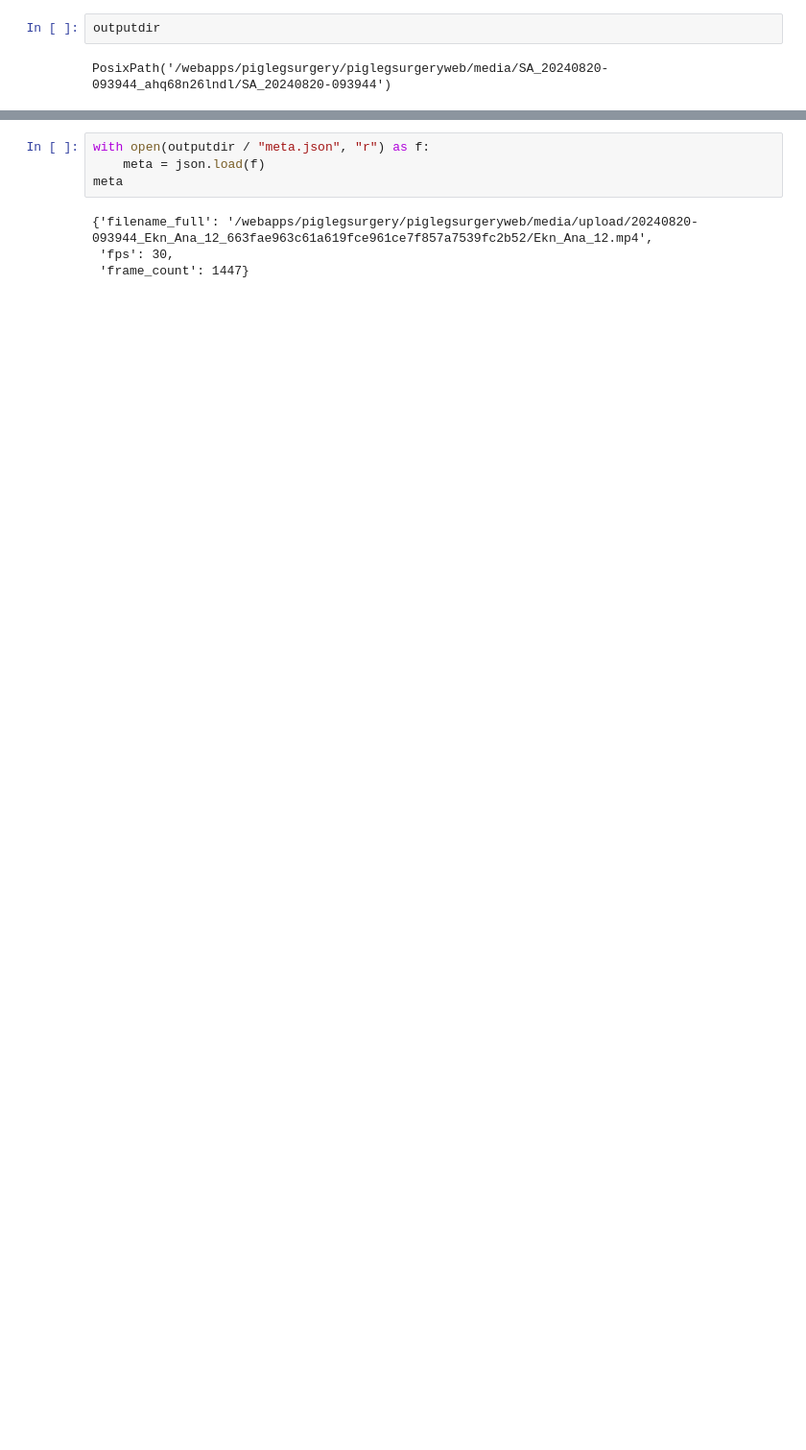
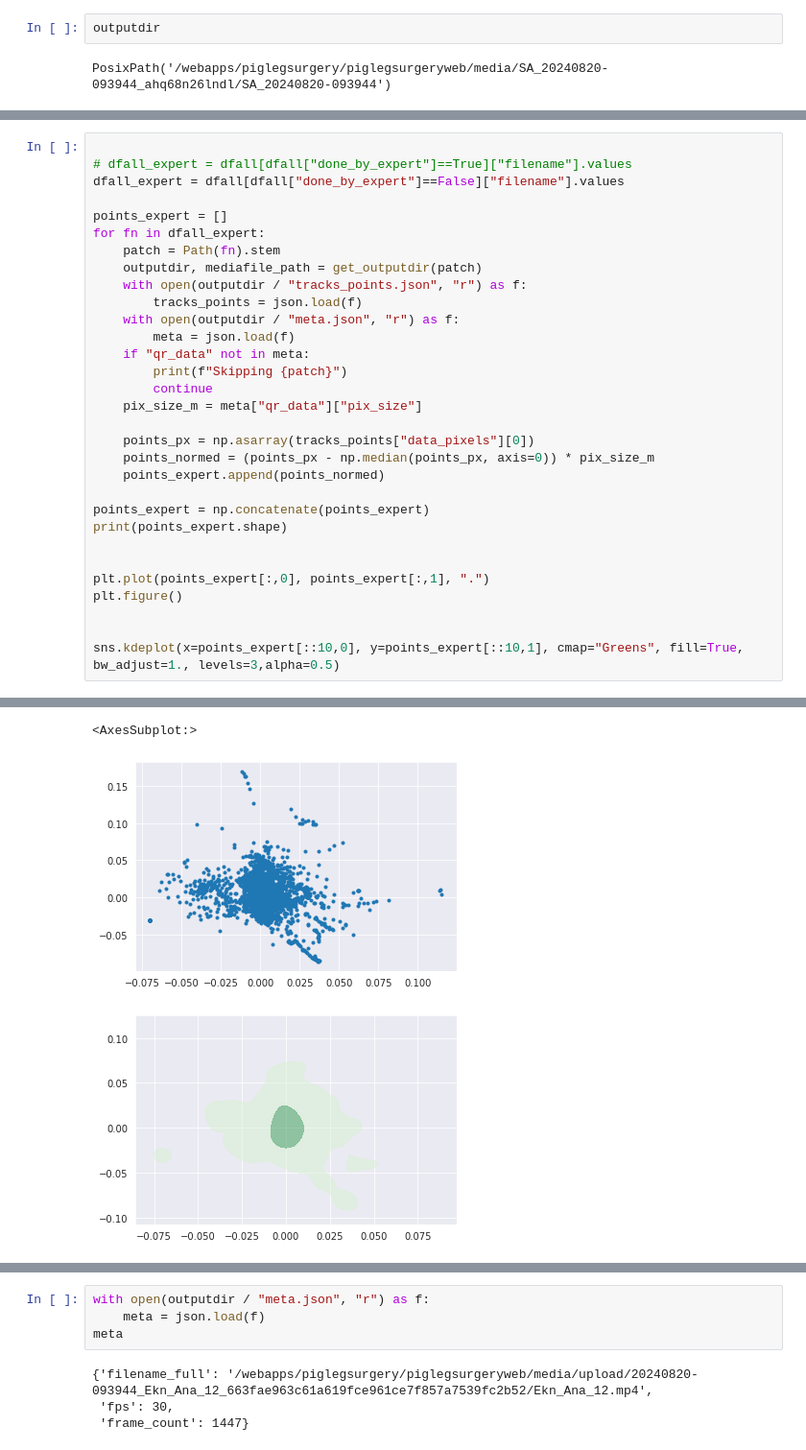
Before and after one commit to mjirik/surgeryanalyser, a Jupyter notebook: devel/2025-02_expert_trajectory_and_heatmap.ipynb, the cells around one changed output, grey strips where cells are left out. Shown at 96% size. Drawn from its saved outputs; the diff is of its cells as text; blank space fills up the shorter version.

```diff
--- a/devel/2025-02_expert_trajectory_and_heatmap.ipynb
+++ b/devel/2025-02_expert_trajectory_and_heatmap.ipynb
@@ -154,0 +164,32 @@ PosixPath('/webapps/piglegsurgery/piglegsurgeryweb/media/SA_20240820-093944_ahq6
+# %%
+
+# dfall_expert = dfall[dfall["done_by_expert"]==True]["filename"].values
+dfall_expert = dfall[dfall["done_by_expert"]==False]["filename"].values
+
+points_expert = []
+for fn in dfall_expert:
+    patch = Path(fn).stem
+    outputdir, mediafile_path = get_outputdir(patch)
+    with open(outputdir / "tracks_points.json", "r") as f:
+        tracks_points = json.load(f)
+    with open(outputdir / "meta.json", "r") as f:
+        meta = json.load(f)
+    if "qr_data" not in meta:
+        print(f"Skipping {patch}")
+        continue
+    pix_size_m = meta["qr_data"]["pix_size"]
+
+    points_px = np.asarray(tracks_points["data_pixels"][0])
+    points_normed = (points_px - np.median(points_px, axis=0)) * pix_size_m
+    points_expert.append(points_normed)
+
+points_expert = np.concatenate(points_expert)
+print(points_expert.shape)
+
+
+plt.plot(points_expert[:,0], points_expert[:,1], ".")
+plt.figure()
+
+
+sns.kdeplot(x=points_expert[::10,0], y=points_expert[::10,1], cmap="Greens", fill=True, bw_adjust=1., levels=3,alpha=0.5)
+# %% [output]
@@ -155,3 +213,6 @@ PosixPath('/webapps/piglegsurgery/piglegsurgeryweb/media/SA_20240820-093944_ahq6
+<AxesSubplot:>
+[figure, added]
+[figure, added]
 # %%
 
 
```
Also changed, not shown: parts of 8 cells of this notebook, 6 other files.
